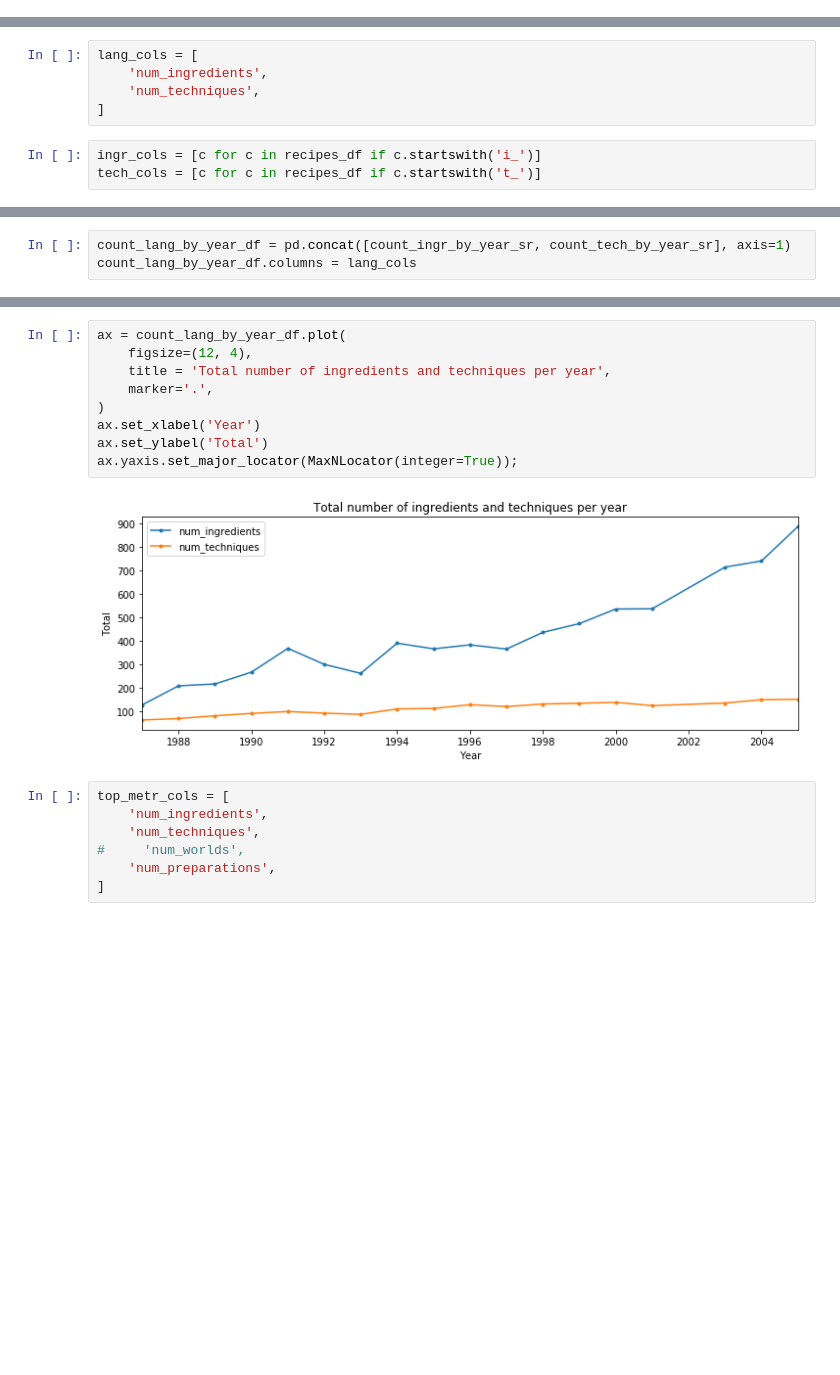
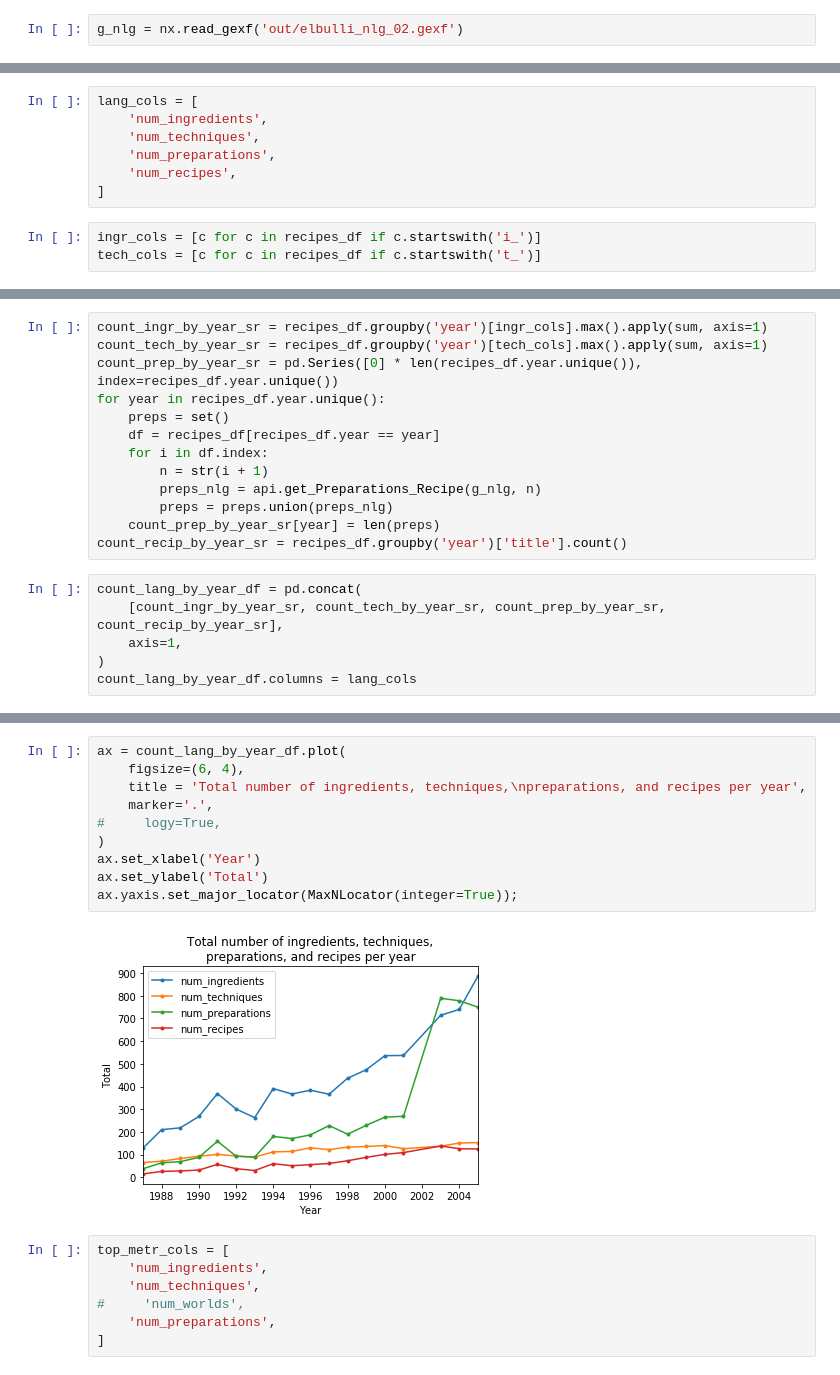
Before and after one commit to mavillard/paper1, a Jupyter notebook: 12_elbulli_visualizations_1.ipynb, the cells around one changed output, grey strips where cells are left out. Saved outputs shown, nothing was run; the diff lists cells and outputs as text; blank space fills up the shorter version.

```diff
--- a/12_elbulli_visualizations_1.ipynb
+++ b/12_elbulli_visualizations_1.ipynb
@@ -6,5 +9,7 @@ from matplotlib.ticker import MaxNLocator
 # %%
 %matplotlib inline
+# %%
+g_nlg = nx.read_gexf('out/elbulli_nlg_02.gexf')
 # %%
 recipes_info_df = pd.read_csv('out/recipes_info.csv')
 # %%
@@ -17,6 +22,8 @@ mean_by_year_df = recipes_df.groupby('year').mean()
 lang_cols = [
     'num_ingredients',
     'num_techniques',
+    'num_preparations',
+    'num_recipes',
 ]
 # %%
 ingr_cols = [c for c in recipes_df if c.startswith('i_')]
@@ -27,3 +31,19 @@ count_tech_by_year_sr = recipes_df.groupby('year')[tech_cols].max().apply(sum, a
+# %%
+count_ingr_by_year_sr = recipes_df.groupby('year')[ingr_cols].max().apply(sum, axis=1)
+count_tech_by_year_sr = recipes_df.groupby('year')[tech_cols].max().apply(sum, axis=1)
+count_prep_by_year_sr = pd.Series([0] * len(recipes_df.year.unique()), index=recipes_df.year.unique())
+for year in recipes_df.year.unique():
+    preps = set()
+    df = recipes_df[recipes_df.year == year]
+    for i in df.index:
+        n = str(i + 1)
+        preps_nlg = api.get_Preparations_Recipe(g_nlg, n)
+        preps = preps.union(preps_nlg)
+    count_prep_by_year_sr[year] = len(preps)
+count_recip_by_year_sr = recipes_df.groupby('year')['title'].count()
 # %%
-count_lang_by_year_df = pd.concat([count_ingr_by_year_sr, count_tech_by_year_sr], axis=1)
+count_lang_by_year_df = pd.concat(
+    [count_ingr_by_year_sr, count_tech_by_year_sr, count_prep_by_year_sr, count_recip_by_year_sr],
+    axis=1,
+)
 count_lang_by_year_df.columns = lang_cols
@@ -30,14 +71,15 @@ count_lang_by_year_df.columns = lang_cols
 # %%
 ax = count_lang_by_year_df.plot(
-    figsize=(12, 4),
-    title = 'Total number of ingredients and techniques per year',
+    figsize=(6, 4),
+    title = 'Total number of ingredients, techniques,\npreparations, and recipes per year',
     marker='.',
+#     logy=True,
 )
 ax.set_xlabel('Year')
 ax.set_ylabel('Total')
 ax.yaxis.set_major_locator(MaxNLocator(integer=True));
 # %% [output]
-[figure, old version]
+[figure, new version]
 # %%
 top_metr_cols = [
     'num_ingredients',
```
Also changed, not shown: parts of 9 cells of this notebook, 2 other files.
